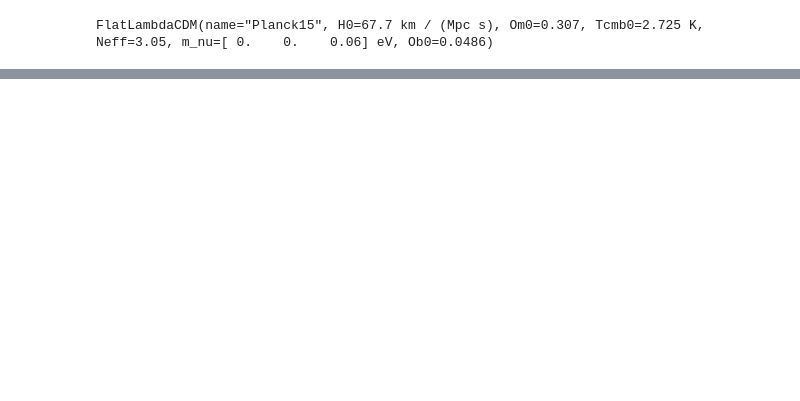
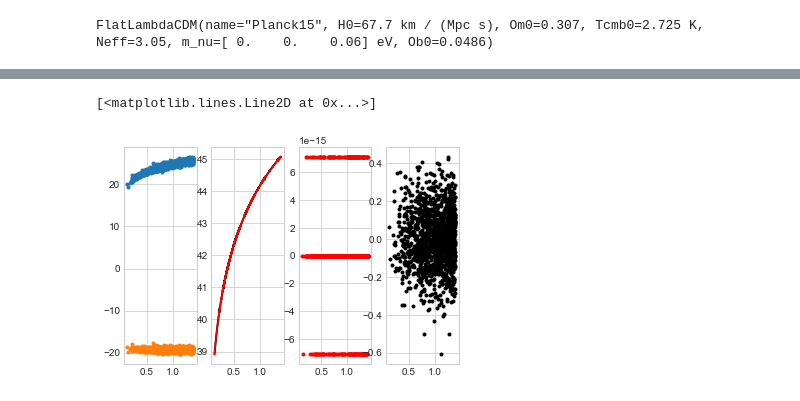
Before and after one commit to rbiswas4/SNPopp, a Jupyter notebook: Examples/Demo_SimpleSALTPopulation.ipynb, the cells around one changed output, grey strips where cells are left out. Cells and saved outputs as stored; diff of their text form; code cells hidden in the pictures; blank space fills up the shorter version.

```diff
--- a/Examples/Demo_SimpleSALTPopulation.ipynb
+++ b/Examples/Demo_SimpleSALTPopulation.ipynb
@@ -70,0 +136,12 @@ OrderedDict([('M', 0.014192624391166336),
+# %%
+fig, ax = plt.subplots(1, 4)
+#ax[0, 0].plot(spz.paramsTable.z, spz.paramsTable.mB, '.')
+ax[0].plot(spz.paramsTable.z, spz.paramsTable.mB, '.')
+ax[0].plot(spz.paramsTable.z, spz.paramsTable.Mabs, '.')
+ax[1].plot(spz.paramsTable.z, Planck15.distmod(spz.paramsTable.z).value, color='k', lw=2)
+ax[1].plot(spz.paramsTable.z, spz.paramsTable.mB - spz.paramsTable.Mabs, color='r')
+ax[2].plot(spz.paramsTable.z, spz.paramsTable.mB - spz.paramsTable.Mabs - Planck15.distmod(spz.paramsTable.z).value, 'r.')
+ax[3].plot(spz.paramsTable.z, spz.paramsTable.mB - spz.paramsTable.MnoDisp - Planck15.distmod(spz.paramsTable.z).value, 'k.')
+# %% [output]
+[<matplotlib.lines.Line2D at 0x...>]
+[figure, added]
```
Also changed, not shown: parts of 24 cells of this notebook, 3 other files.
